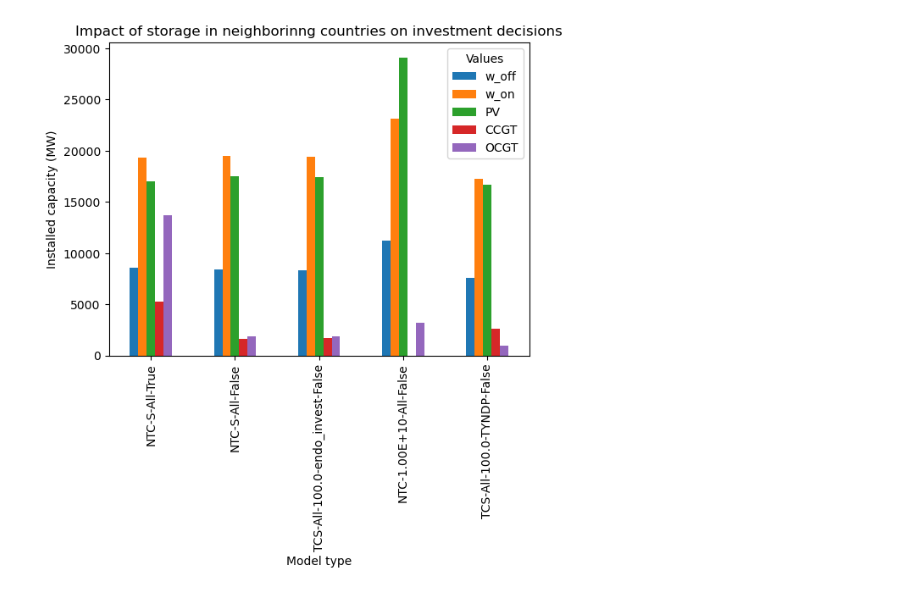
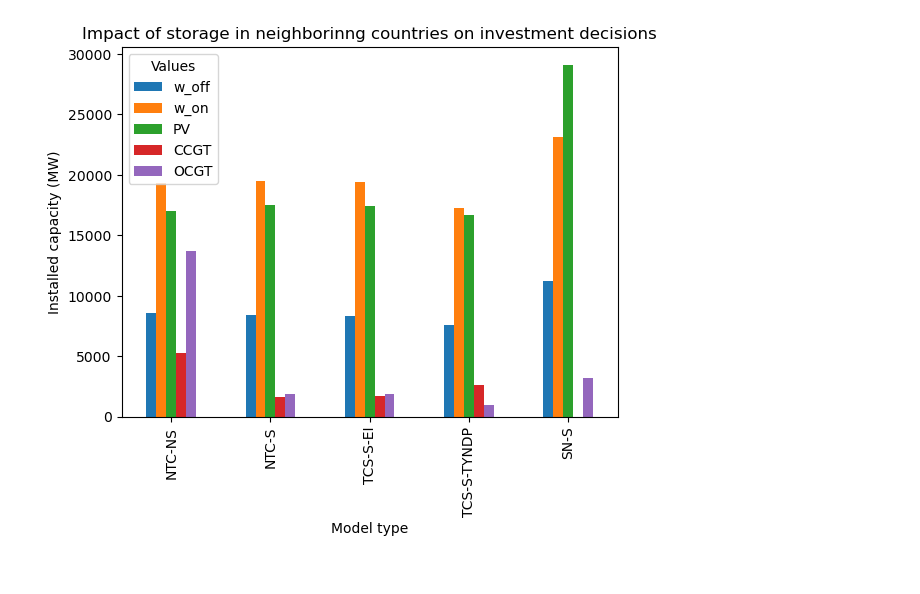
Before and after one commit to KristofPhillips95/ImportExport, a Jupyter notebook: analysis_scripts/Storage.ipynb, the cells around one changed output. Cells and saved outputs as stored; diff of their text form; code cells hidden in the pictures.

Commit message:
update analysis script

```diff
--- a/analysis_scripts/Storage.ipynb
+++ b/analysis_scripts/Storage.ipynb
@@ -17,8 +17,20 @@ df_results = pd.read_csv("../Results/InvestmentModelResults/Loop_4models_indirec
 operational_costs = ['CO2_cost', 'load_shedding_cost', 'VOM_cost', 'fuel_cost']
 df_results["Operational costs"] = df_results[operational_costs].sum(axis=1)
 
-cost_vals = ['CO2_cost', 'load_shedding_cost', 'VOM_cost', 'fuel_cost']#,'investment_cost', 'export_rev',"import_cost", 'cong_rent_i', 'cong_rent_e']
-df_results["Total cost"] = df_results[cost_vals].sum(axis=1)
+# cost_vals = ['CO2_cost', 'load_shedding_cost', 'VOM_cost', 'fuel_cost','investment_cost', 'export_rev',"import_cost", 'cong_rent_i', 'cong_rent_e']
+# df_results["Total cost"] = df_results[cost_vals].sum(axis=1)
+
+# trade_cost_vals = ['export_rev',"import_cost", 'cong_rent_i', 'cong_rent_e']
+# df_results["Total trade cost"] = df_results[trade_cost_vals].sum(axis=1)
+
+#Add net import
+df_results["Net import"] = df_results["imported"] - df_results["exported"]
+
+#Add load shedding
+df_results["Load shedding"] = df_results["load_shedding_cost"]/8000
+
+#Add total production
+df_results["Total production"] = df_results["w_off_prod"]+ df_results["w_on_prod"]+ df_results["PV_prod"]+df_results["CCGT_prod"]+df_results["OCGT_prod"]
 # %%
 def create_model_type_name(row,columns):
     strings = [str(row[col]) for col in columns if pd.notna(row[col])]
@@ -42,20 +91,13 @@ columns_to_join = ['type', 'trans_cap_other', 'geoscope_m', 'stepsize',"target_c
 # Apply the function row-wise to create the new column
 df_results['name'] = df_results.apply(create_model_type_name, args=(columns_to_join,), axis=1)
 
-# name_map = {
-#     'NTC-1.0e10-DN': 'NTC-Inf',
-#     'NTC-1.0e10-All': 'SN-All',
-#     'NTC-S-All': "NTC-All",
-#     'NTC-S-DN': "NTC",
-#     'TCPC-DN': "TCPC",
-#     "isolated-" : "Isolated",
-#     "TCS-DN-100.0": "TCS-100",
-#     "TCS-DN-1000.0": "TCS-1000",
-#     "TCS-DN-10.0": "TCS-10",
-#     "TCS-DN-1.0": "TCS-1",
-#     "NTC-0-DN": "NTC-0"
-
-# }
+name_map = {
+    "NTC-S-All-True":"NTC-NS",
+    "NTC-S-All-False":"NTC-S",
+    "TCS-All-100.0-endo_invest-False":"TCS-S-EI",
+    "TCS-All-100.0-TYNDP-False":"TCS-S-TYNDP",
+    "NTC-1.00E+10-All-False": "SN-S",
+}
 df_results['Model Type'] = df_results["name"].replace(name_map)
 # %%
 df_results["Model Type"]
@@ -80,28 +122,28 @@ Name: Model Type, dtype: object
 # %%
 ## Plot installed capacities
 
 # Define the types to include and order in which you want the types to appear
-type_order = ["NTC-S-All-True","NTC-S-All-False","TCS-All-100.0-endo_invest-False","NTC-1.00E+10-All-False","TCS-All-100.0-TYNDP-False"]
+type_order = ["NTC-NS","NTC-S","TCS-S-EI","TCS-S-TYNDP","SN-S"]
 filter_condition = df_results["Model Type"].isin(type_order)
 
 filtered_df = df_results[filter_condition].set_index("Model Type").reindex(type_order).reset_index()
 
 #Choose the values to be displayed
 stacked = False
 if stacked:
     vals= ["CCGT", "OCGT","PV","w_on","w_off"]
 else:
     vals = [ "w_off", "w_on","PV","CCGT", "OCGT"]
 #vals = ["imported","exported"]
 
 
 filtered_df.plot.bar(x="Model Type", y=vals, stacked=stacked)
 
 plt.xlabel('Model type')
 plt.ylabel('Installed capacity (MW)')
 plt.title('Impact of storage in neighborinng countries on investment decisions')
 plt.legend(title='Values')
 #plt.show()
-plt.savefig(f"../Results/Figures/FY_analysis/DirectNeighbors//Installed_capacities_bar_{stacked}_DN.png")
+plt.savefig(f"../Results/Figures/FY_analysis/InDirectNeighborsStorage//Installed_capacities_bar_{stacked}_DN.png")
 # %% [output]
-[figure, old version]
+[figure, new version]
```
Also changed, not shown: parts of 4 cells of this notebook, 2 other files.
